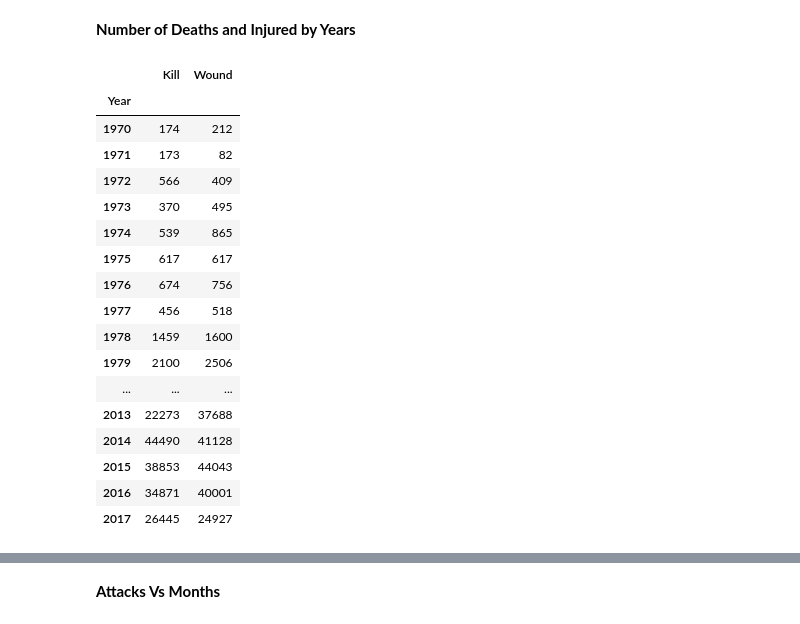
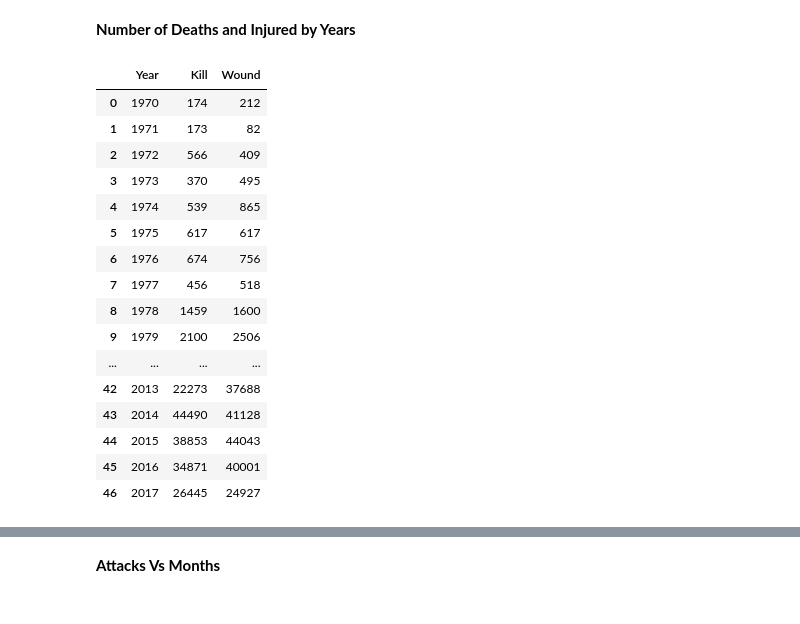
Before and after one commit to Narayan718/Global-Terrorism-Analysis, a Jupyter notebook: Global_Terrorism_Analysis.ipynb, the cells around one changed output, grey strips where cells are left out. Saved outputs shown, nothing was run; the diff lists cells and outputs as text; code cells hidden in the pictures.

```diff
--- a/Global_Terrorism_Analysis.ipynb
+++ b/Global_Terrorism_Analysis.ipynb
@@ -69,13 +70,13 @@ df.head()
 df.rename(columns={'iyear':'Year','imonth':'Month','iday':'Day','country_txt':'Country','provstate':'State','city':'City','region_txt':'Region','latitude':
                    'Latitude','longitude':'Longitude','attacktype1_txt':'Attack_Type', 'targtype1_txt':'Target', 'targsubtype1_txt':'Sub_Target', 'motive':'Motive',
                    'weaptype1_txt':'Weapon', 'nkill':'Kill', 'nwound':'Wound', 'propextent_txt':'Property', 'ransomamt':'Ransom_Amt',
-                   'ransompaid':'Ransom_paid'}, inplace=True)
+                   'ransompaid':'Ransom_paid', 'doubtterr':'Doubt_terr'}, inplace=True)
 # %% [markdown]
 # **Data Cleaning**
 # %%
 #Copying the columns which are required into a new dataset
-data = df[['Year', 'Month', 'Day', 'Country', 'State', 'City', 'Region', 'Latitude', 'Longitude',
-           'Attack_Type', 'Target', 'Sub_Target', 'Motive', 'Weapon', 'Kill', 'Wound', 'Property', 'Ransom_Amt', 'Ransom_paid']]
+data = df[['Year', 'Month', 'Day', 'Country', 'State', 'City', 'Region', 'Attack_Type', 'Target',
+           'Sub_Target', 'Weapon', 'Kill', 'Wound', 'Doubt_terr', 'Ransom_Amt', 'Ransom_paid']]
 # %%
 #first 5 fields in the required dataset
 data.head()
@@ -134,16 +135,13 @@ plt.show()
 data['State'].fillna('Unknown', inplace=True)
 data['City'].fillna('Unknown', inplace=True)
 data['Region'].fillna('Unknown', inplace=True)
-data['Latitude'].fillna('Unknown', inplace=True)
-data['Longitude'].fillna('Unknown', inplace=True)
 data['Sub_Target'].fillna('Unknown', inplace=True)
-data['Motive'].fillna('Unknown', inplace=True)
-data['Property'].fillna('Unknown', inplace=True)
 
 data['Ransom_Amt'] = data['Ransom_Amt'].fillna(0).astype(int)
 data['Ransom_paid'] = data['Ransom_paid'].fillna(0).astype(int)
 data['Kill'] = data['Kill'].fillna(0).astype(int)
 data['Wound'] = data['Wound'].fillna(0).astype(int)
+data['Doubt_terr'] = data['Doubt_terr'].fillna(0).astype(int)
 # %% [markdown]
 **Remarks**
 
@@ -496,23 +502,23 @@ plt.show()
 # %%
 #data of deaths and injured by years
 year_killed_wounded = data.groupby(['Year']).agg({'Kill':'sum','Wound':'sum'})
+year_killed_wounded = year_killed_wounded.reset_index()
 year_killed_wounded
 # %% [output]
-|  | Kill | Wound |
-| Year |  |  |
-| 1970 | 174 | 212 |
-| 1971 | 173 | 82 |
-| 1972 | 566 | 409 |
-| 1973 | 370 | 495 |
-| 1974 | 539 | 865 |
-| 1975 | 617 | 617 |
-| 1976 | 674 | 756 |
-| 1977 | 456 | 518 |
-| 1978 | 1459 | 1600 |
-| 1979 | 2100 | 2506 |
-| ... | ... | ... |
-| 2013 | 22273 | 37688 |
-| 2014 | 44490 | 41128 |
-| 2015 | 38853 | 44043 |
-| 2016 | 34871 | 40001 |
-| 2017 | 26445 | 24927 |
+|  | Year | Kill | Wound |
+| 0 | 1970 | 174 | 212 |
+| 1 | 1971 | 173 | 82 |
+| 2 | 1972 | 566 | 409 |
+| 3 | 1973 | 370 | 495 |
+| 4 | 1974 | 539 | 865 |
+| 5 | 1975 | 617 | 617 |
+| 6 | 1976 | 674 | 756 |
+| 7 | 1977 | 456 | 518 |
+| 8 | 1978 | 1459 | 1600 |
+| 9 | 1979 | 2100 | 2506 |
+| ... | ... | ... | ... |
+| 42 | 2013 | 22273 | 37688 |
+| 43 | 2014 | 44490 | 41128 |
+| 44 | 2015 | 38853 | 44043 |
+| 45 | 2016 | 34871 | 40001 |
+| 46 | 2017 | 26445 | 24927 |
```
Also changed, not shown: parts of 18 cells of this notebook.
